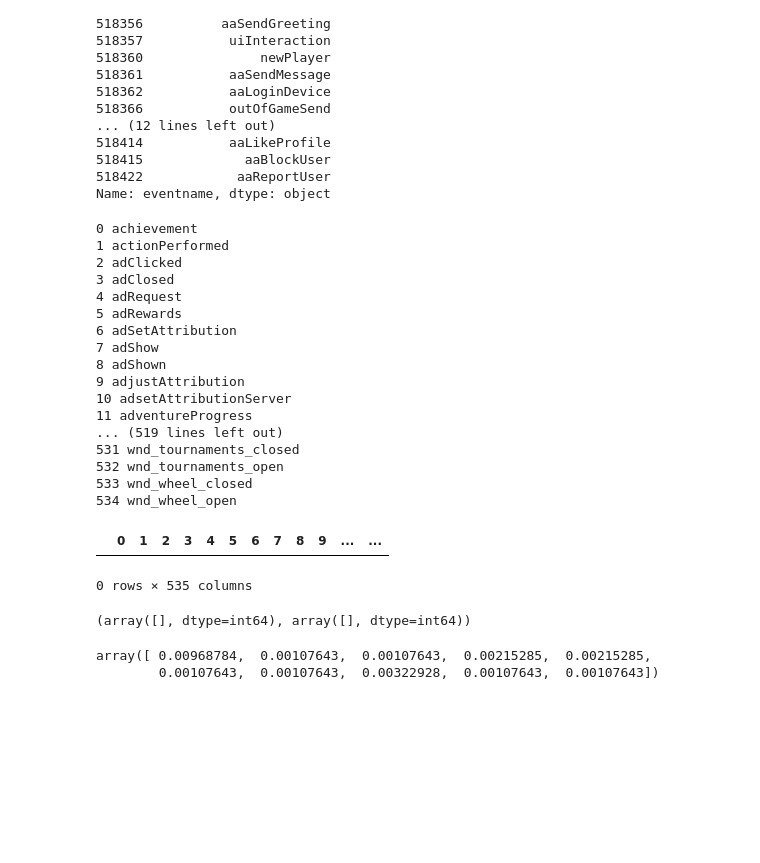
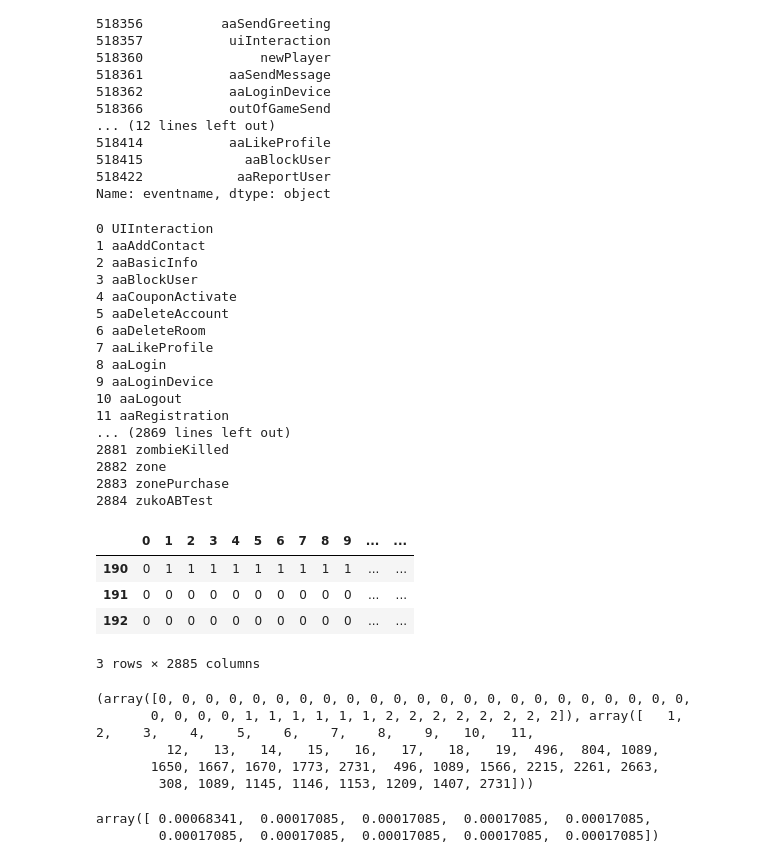
Before and after one commit to GZ-X/Recommendation-System, a Jupyter notebook: notebooks/Recommendation_system_naive_bayes.ipynb, the cells around one changed output. Saved outputs shown, nothing was run; the diff lists cells and outputs as text; code cells hidden in the pictures; blank space fills up the shorter version.

```diff
--- a/notebooks/Recommendation_system_naive_bayes.ipynb
+++ b/notebooks/Recommendation_system_naive_bayes.ipynb
@@ -16,7 +16,7 @@ TrainDataset_DIR = "../gamedata/train_dataset/"
 dataset=pd.read_csv(DATA_DIR+DATA_FILE)#load original dataset
 # %%
 #Select a sub dataset where the genre equals to 'No genre'
-subdataset = dataset[dataset['genre']=='Casino']
+subdataset = dataset[dataset['genre']=='No genre']
 #List of all events in 'No genre' subdataset
 events = subdataset['eventname'].drop_duplicates()
 #Count the amount of all event
@@ -156,29 +176,32 @@ for value in events:
     idx = events.index(value)
     print(idx,value)
 # %% [output]
-0 achievement
-1 actionPerformed
-2 adClicked
-3 adClosed
-4 adRequest
-5 adRewards
-6 adSetAttribution
-7 adShow
-8 adShown
-9 adjustAttribution
-10 adsetAttributionServer
-11 adventureProgress
-... (519 lines left out)
-531 wnd_tournaments_closed
-532 wnd_tournaments_open
-533 wnd_wheel_closed
-534 wnd_wheel_open
+0 UIInteraction
+1 aaAddContact
+2 aaBasicInfo
+3 aaBlockUser
+4 aaCouponActivate
+5 aaDeleteAccount
+6 aaDeleteRoom
+7 aaLikeProfile
+8 aaLogin
+9 aaLoginDevice
+10 aaLogout
+11 aaRegistration
+... (2869 lines left out)
+2881 zombieKilled
+2882 zone
+2883 zonePurchase
+2884 zukoABTest
 # %%
-temp = train_dataset.iloc[190:191, :]
+temp = train_dataset.iloc[190:193, :]
 temp
 # %% [output]
 |  | 0 | 1 | 2 | 3 | 4 | 5 | 6 | 7 | 8 | 9 | ... | ... |
+| 190 | 0 | 1 | 1 | 1 | 1 | 1 | 1 | 1 | 1 | 1 | ... | ... |
+| 191 | 0 | 0 | 0 | 0 | 0 | 0 | 0 | 0 | 0 | 0 | ... | ... |
+| 192 | 0 | 0 | 0 | 0 | 0 | 0 | 0 | 0 | 0 | 0 | ... | ... |
-0 rows × 535 columns
+3 rows × 2885 columns
 # %%
 '''Test if the get_feature_vector method map
 all the events to the event vocabulary
@@ -192,12 +215,16 @@ def testCorrectness(vector,events):
 # %%
 testCorrectness(temp,events)
 # %% [output]
-(array([], dtype=int64), array([], dtype=int64))
+(array([0, 0, 0, 0, 0, 0, 0, 0, 0, 0, 0, 0, 0, 0, 0, 0, 0, 0, 0, 0, 0, 0, 0,
+       0, 0, 0, 0, 1, 1, 1, 1, 1, 1, 2, 2, 2, 2, 2, 2, 2, 2]), array([   1,    2,    3,    4,    5,    6,    7,    8,    9,   10,   11,
+         12,   13,   14,   15,   16,   17,   18,   19,  496,  804, 1089,
+       1650, 1667, 1670, 1773, 2731,  496, 1089, 1566, 2215, 2261, 2663,
+        308, 1089, 1145, 1146, 1153, 1209, 1407, 2731]))
 # %%
 train_dataset = np.array(train_dataset)
 cond_prob_vect = (np.sum(train_dataset, axis=0))/(np.sum(train_dataset))
 # %%
 cond_prob_vect[:10]
 # %% [output]
-array([ 0.00968784,  0.00107643,  0.00107643,  0.00215285,  0.00215285,
-        0.00107643,  0.00107643,  0.00322928,  0.00107643,  0.00107643])
+array([ 0.00068341,  0.00017085,  0.00017085,  0.00017085,  0.00017085,
+        0.00017085,  0.00017085,  0.00017085,  0.00017085,  0.00017085])
```
Also changed, not shown: parts of 7 cells of this notebook, 1 other file.
